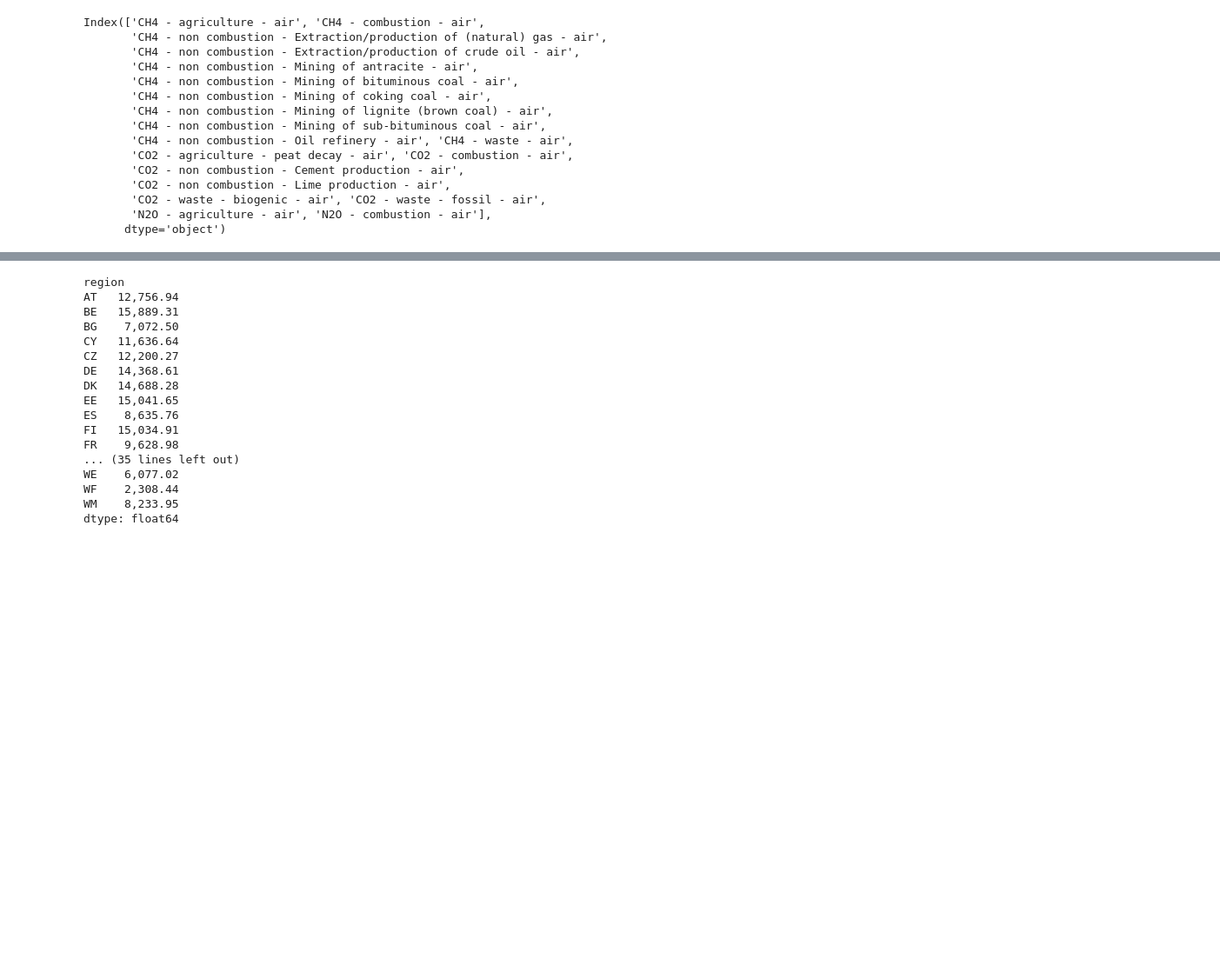
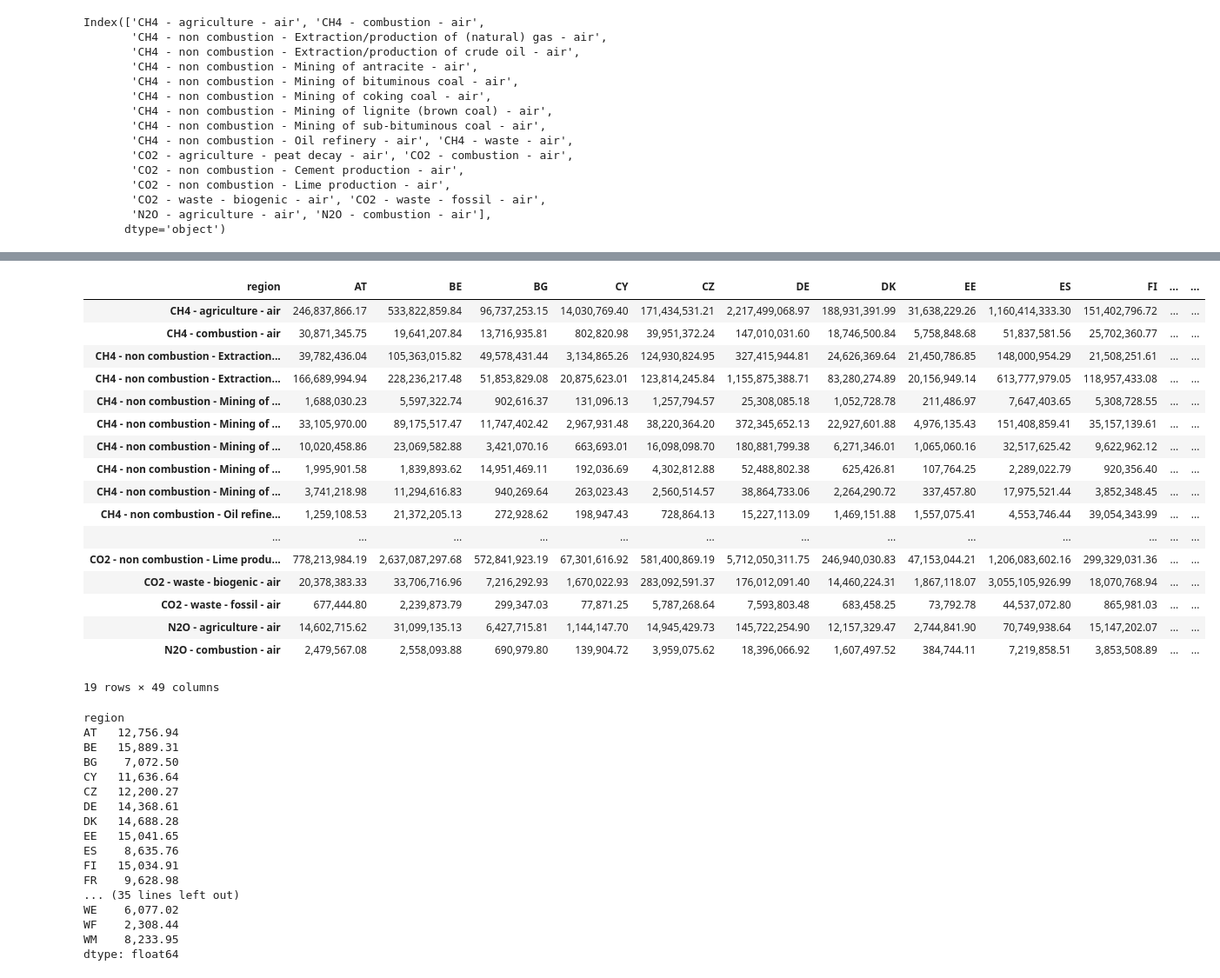
Before and after one commit to adrien-perello/EEIOA, a Jupyter notebook: scripts/07_mock_exam.ipynb, the cells around one changed output, grey strips where cells are left out. Shown at 87% size. Drawn from its saved outputs; the diff is of its cells as text; code cells hidden in the pictures; blank space fills up the shorter version.

```diff
--- a/scripts/07_mock_exam.ipynb
+++ b/scripts/07_mock_exam.ipynb
@@ -298,10 +345,29 @@ if e_fp_ghg.isna().any().any():
 # %%
 # Keep regions (column level 0) and sum accross categories (column level 1)
 e_fp_ghg_regions = e_fp_ghg.groupby('region', axis=1).sum()
 e_fp_ghg_regions = e_fp_ghg_regions.reindex(columns=region_labels)  # groupby() reshuffles, so apply reindex()
 
 # Uncomment to display result
-# e_fp_ghg_regions
+e_fp_ghg_regions
+# %% [output]
+| region | AT | BE | BG | CY | CZ | DE | DK | EE | ES | FI | ... | ... |
+| CH4 - agriculture - air | 246,837,866.17 | 533,822,859.84 | 96,737,253.15 | 14,030,769.40 | 171,434,531.21 | 2,217,499,068.97 | 188,931,391.99 | 31,638,229.26 | 1,160,414,333.30 | 151,402,796.72 | ... | ... |
+| CH4 - combustion - air | 30,871,345.75 | 19,641,207.84 | 13,716,935.81 | 802,820.98 | 39,951,372.24 | 147,010,031.60 | 18,746,500.84 | 5,758,848.68 | 51,837,581.56 | 25,702,360.77 | ... | ... |
+| CH4 - non combustion - Extraction... | 39,782,436.04 | 105,363,015.82 | 49,578,431.44 | 3,134,865.26 | 124,930,824.95 | 327,415,944.81 | 24,626,369.64 | 21,450,786.85 | 148,000,954.29 | 21,508,251.61 | ... | ... |
+| CH4 - non combustion - Extraction... | 166,689,994.94 | 228,236,217.48 | 51,853,829.08 | 20,875,623.01 | 123,814,245.84 | 1,155,875,388.71 | 83,280,274.89 | 20,156,949.14 | 613,777,979.05 | 118,957,433.08 | ... | ... |
+| CH4 - non combustion - Mining of ... | 1,688,030.23 | 5,597,322.74 | 902,616.37 | 131,096.13 | 1,257,794.57 | 25,308,085.18 | 1,052,728.78 | 211,486.97 | 7,647,403.65 | 5,308,728.55 | ... | ... |
+| CH4 - non combustion - Mining of ... | 33,105,970.00 | 89,175,517.47 | 11,747,402.42 | 2,967,931.48 | 38,220,364.20 | 372,345,652.13 | 22,927,601.88 | 4,976,135.43 | 151,408,859.41 | 35,157,139.61 | ... | ... |
+| CH4 - non combustion - Mining of ... | 10,020,458.86 | 23,069,582.88 | 3,421,070.16 | 663,693.01 | 16,098,098.70 | 180,881,799.38 | 6,271,346.01 | 1,065,060.16 | 32,517,625.42 | 9,622,962.12 | ... | ... |
+| CH4 - non combustion - Mining of ... | 1,995,901.58 | 1,839,893.62 | 14,951,469.11 | 192,036.69 | 4,302,812.88 | 52,488,802.38 | 625,426.81 | 107,764.25 | 2,289,022.79 | 920,356.40 | ... | ... |
+| CH4 - non combustion - Mining of ... | 3,741,218.98 | 11,294,616.83 | 940,269.64 | 263,023.43 | 2,560,514.57 | 38,864,733.06 | 2,264,290.72 | 337,457.80 | 17,975,521.44 | 3,852,348.45 | ... | ... |
+| CH4 - non combustion - Oil refine... | 1,259,108.53 | 21,372,205.13 | 272,928.62 | 198,947.43 | 728,864.13 | 15,227,113.09 | 1,469,151.88 | 1,557,075.41 | 4,553,746.44 | 39,054,343.99 | ... | ... |
+| ... | ... | ... | ... | ... | ... | ... | ... | ... | ... | ... | ... | ... |
+| CO2 - non combustion - Lime produ... | 778,213,984.19 | 2,637,087,297.68 | 572,841,923.19 | 67,301,616.92 | 581,400,869.19 | 5,712,050,311.75 | 246,940,030.83 | 47,153,044.21 | 1,206,083,602.16 | 299,329,031.36 | ... | ... |
+| CO2 - waste - biogenic - air | 20,378,383.33 | 33,706,716.96 | 7,216,292.93 | 1,670,022.93 | 283,092,591.37 | 176,012,091.40 | 14,460,224.31 | 1,867,118.07 | 3,055,105,926.99 | 18,070,768.94 | ... | ... |
+| CO2 - waste - fossil - air | 677,444.80 | 2,239,873.79 | 299,347.03 | 77,871.25 | 5,787,268.64 | 7,593,803.48 | 683,458.25 | 73,792.78 | 44,537,072.80 | 865,981.03 | ... | ... |
+| N2O - agriculture - air | 14,602,715.62 | 31,099,135.13 | 6,427,715.81 | 1,144,147.70 | 14,945,429.73 | 145,722,254.90 | 12,157,329.47 | 2,744,841.90 | 70,749,938.64 | 15,147,202.07 | ... | ... |
+| N2O - combustion - air | 2,479,567.08 | 2,558,093.88 | 690,979.80 | 139,904.72 | 3,959,075.62 | 18,396,066.92 | 1,607,497.52 | 384,744.11 | 7,219,858.51 | 3,853,508.89 | ... | ... |
+19 rows × 49 columns
 # %%
 # apply characterization factor (Characterization of CO2 = 1)
 CH4_cf = 29.8
```
Also changed, not shown: parts of 7 cells of this notebook, 2 other files.
